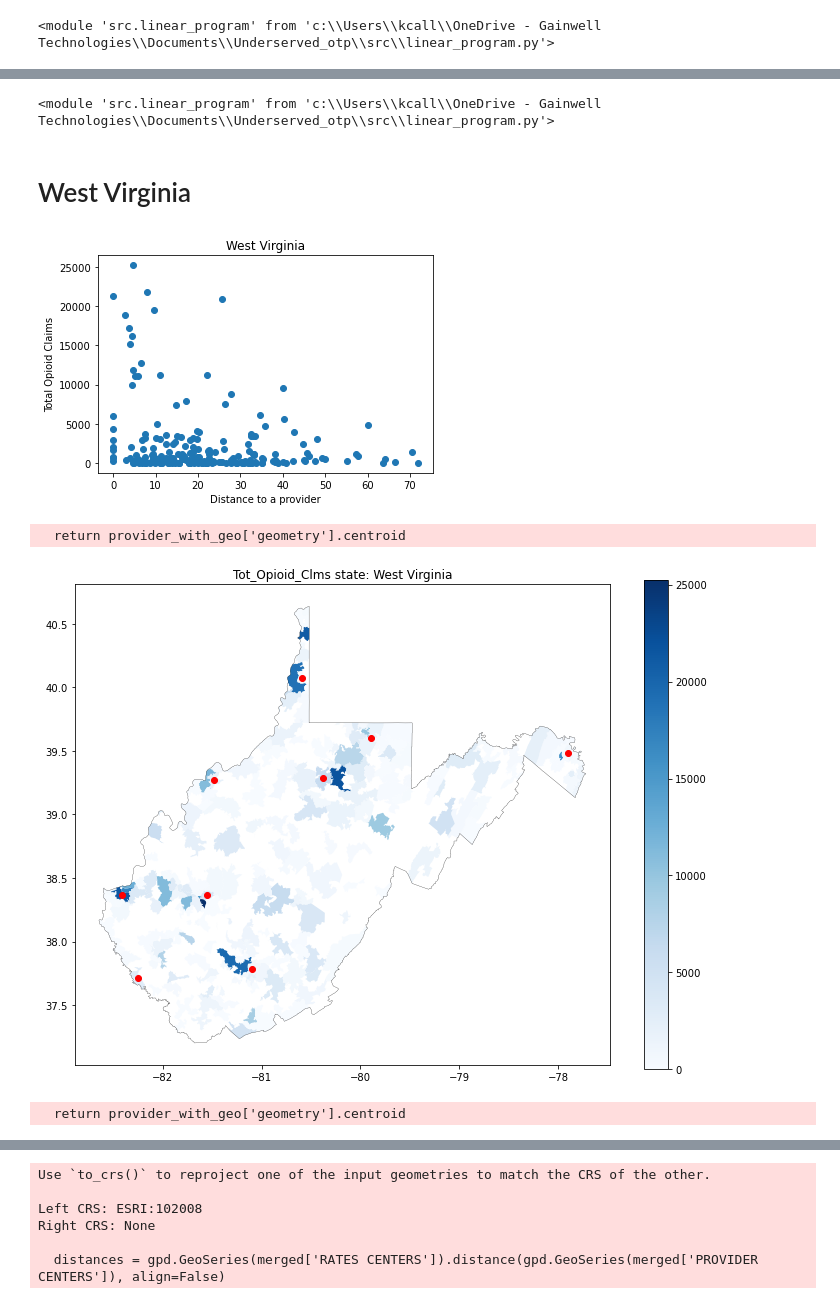
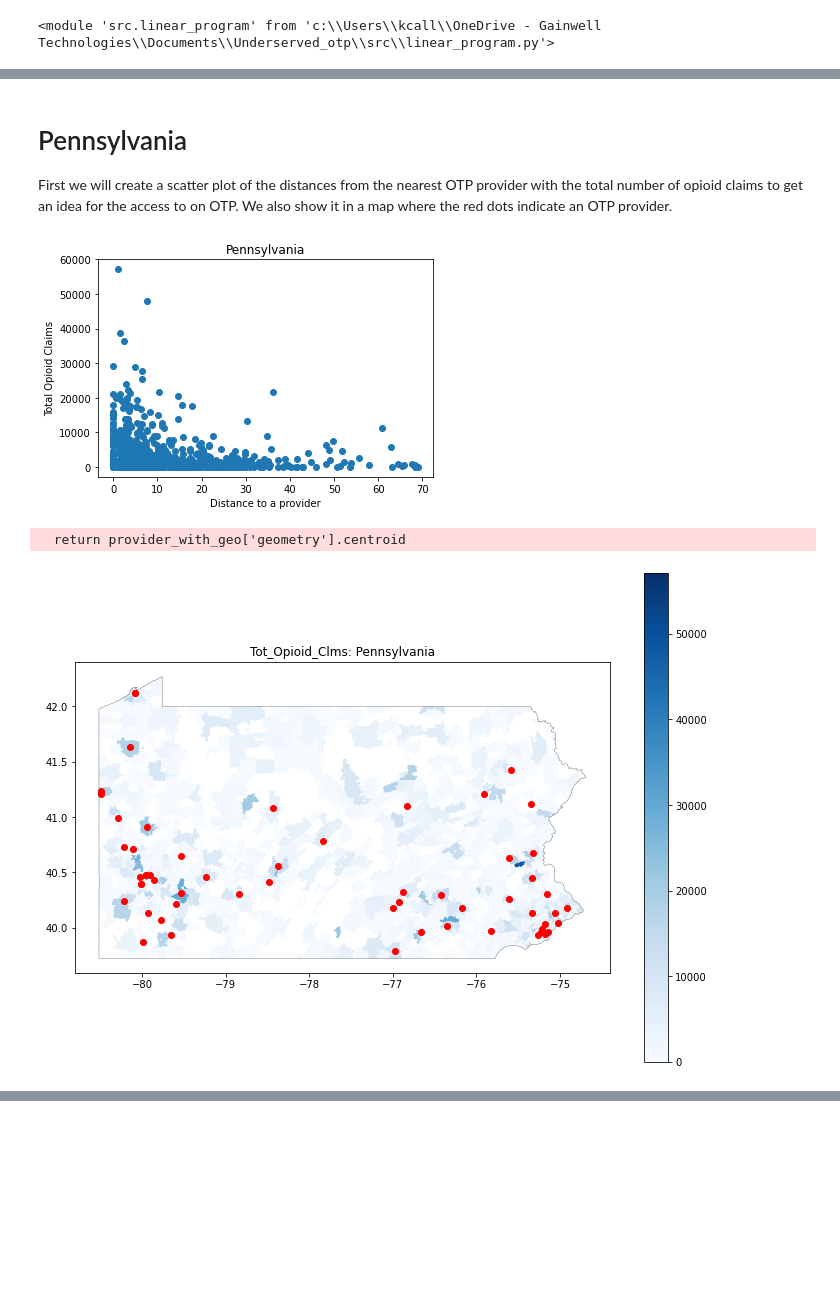
Before and after one commit to kaden-call2/Underserved_otp, a Jupyter notebook: final_notebook.ipynb, the cells around one changed output, grey strips where cells are left out. Drawn from its saved outputs; the diff is of its cells as text; code cells hidden in the pictures; blank space fills up the shorter version.

```diff
--- a/final_notebook.ipynb
+++ b/final_notebook.ipynb
@@ -21,28 +28,12 @@ DIST_THRESH = 16
-# %%
-importlib.reload(f1)
-importlib.reload(lp)
-# %% [output]
-<module 'src.linear_program' from 'c:\\Users\\kcall\\OneDrive - Gainwell Technologies\\Documents\\Underserved_otp\\src\\linear_program.py'>
-# %%
-# Need to sign up for your own key
-key = '7ff0bbdbdce6def37dc1ccb38160791e501c1020'
-
-# Download the data from census API
-svi_zips = svi_data.get_svi(key,'zip',2019)
-svi_zips['ZIP'] = svi_zips['GEO_ID'].str[-5:]
-
-svi_geo = f1.load_zip_geo_data('data/zip_shapes/zip_geo_data.shp')
-svi_geo = svi_geo.join(svi_zips.set_index(['ZIP']), on='ZIP', how='left')
-# %% [markdown]
-# West Virginia
+# %% [markdown]
+# Pennsylvania
+
+First we will create a scatter plot of the distances from the nearest OTP provider with the total number of opioid claims to get an idea for the access to on OTP. We also show it in a map where the red dots indicate an OTP provider.
 # %%
-state = 'West Virginia'
+state = 'Pennsylvania'
 f1.distance_scatter_plot(zip_geo_data, provider_data, year_rates_data, state)
 f1.plot_rates(states_geo_data, zip_geo_data, year_rates_data, provider_data, 'Tot_Opioid_Clms', state)
-f1.plot_dist_to_providers(zip_geo_data, states_geo_data, provider_data, state)
-wv_lp = lp.run_model(provider_data, zip_geo_data, year_rates_data, state, DIST_THRESH, True)
 # %% [output]
-[figure, old version]
+[figure, new version]
   return provider_with_geo['geometry'].centroid
-[figure, old version]
+[figure, new version]
-  return provider_with_geo['geometry'].centroid
@@ -50,6 +39,0 @@ wv_lp = lp.run_model(provider_data, zip_geo_data, year_rates_data, state, DIST_T
-Use `to_crs()` to reproject one of the input geometries to match the CRS of the other.
-
-Left CRS: ESRI:102008
-Right CRS: None
-
-  distances = gpd.GeoSeries(merged['RATES CENTERS']).distance(gpd.GeoSeries(merged['PROVIDER CENTERS']), align=False)
```
Also changed, not shown: parts of 17 cells of this notebook, 4 other files.
